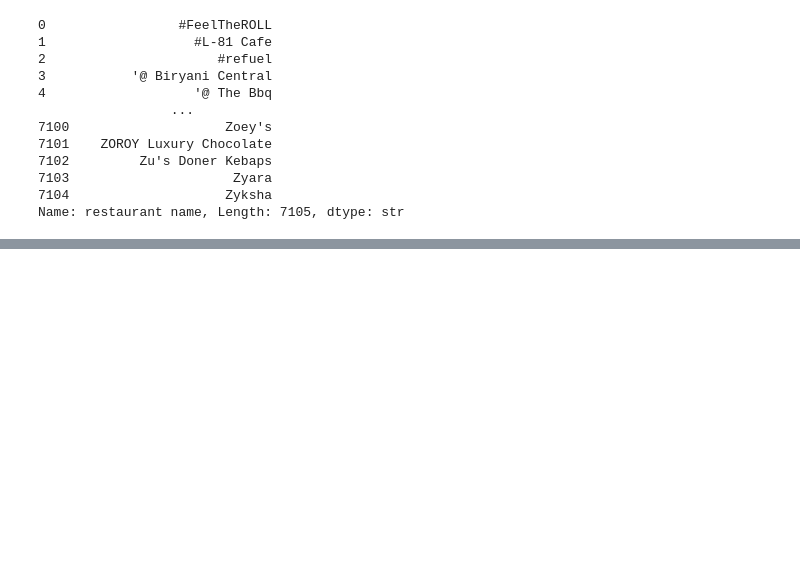
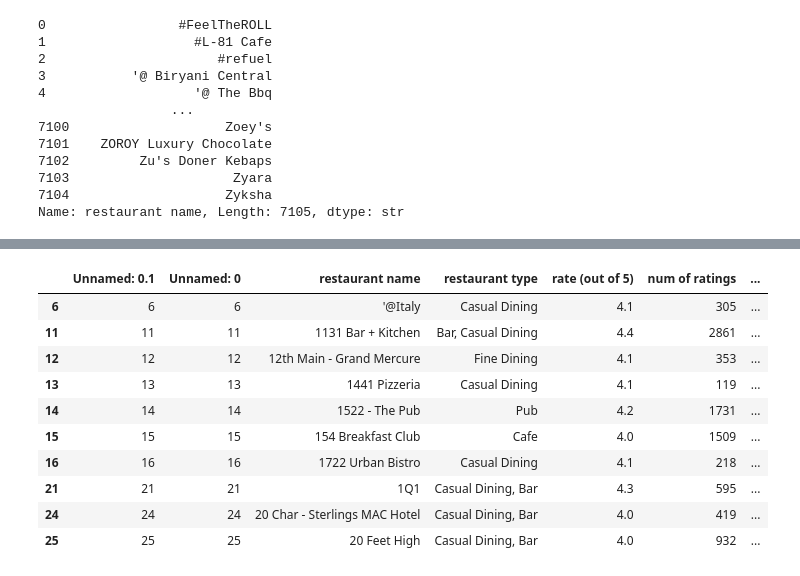
Before and after one commit to yashinkumar192006/4SF25CI184_3B, a Jupyter notebook: data_sel_read.ipynb, the cells around one changed output, grey strips where cells are left out. Saved outputs shown, nothing was run; the diff lists cells and outputs as text; code cells hidden in the pictures; blank space fills up the shorter version.

```diff
--- a/data_sel_read.ipynb
+++ b/data_sel_read.ipynb
@@ -53,0 +232,15 @@ Name: restaurant name, Length: 7105, dtype: str
+# %%
+# Filter restaurants with a rating of 4.0 or above
+df[df['rate (out of 5)'] >= 4.0].head(10)
+# %% [output]
+|  | Unnamed: 0.1 | Unnamed: 0 | restaurant name | restaurant type | rate (out of 5) | num of ratings | ... |
+| 6 | 6 | 6 | '@Italy | Casual Dining | 4.1 | 305 | ... |
+| 11 | 11 | 11 | 1131 Bar + Kitchen | Bar, Casual Dining | 4.4 | 2861 | ... |
+| 12 | 12 | 12 | 12th Main - Grand Mercure | Fine Dining | 4.1 | 353 | ... |
+| 13 | 13 | 13 | 1441 Pizzeria | Casual Dining | 4.1 | 119 | ... |
+| 14 | 14 | 14 | 1522 - The Pub | Pub | 4.2 | 1731 | ... |
+| 15 | 15 | 15 | 154 Breakfast Club | Cafe | 4.0 | 1509 | ... |
+| 16 | 16 | 16 | 1722 Urban Bistro | Casual Dining | 4.1 | 218 | ... |
+| 21 | 21 | 21 | 1Q1 | Casual Dining, Bar | 4.3 | 595 | ... |
+| 24 | 24 | 24 | 20 Char - Sterlings MAC Hotel | Casual Dining, Bar | 4.0 | 419 | ... |
+| 25 | 25 | 25 | 20 Feet High | Casual Dining, Bar | 4.0 | 932 | ... |
```
Also changed, not shown: parts of 14 cells of this notebook, 5 other files.
